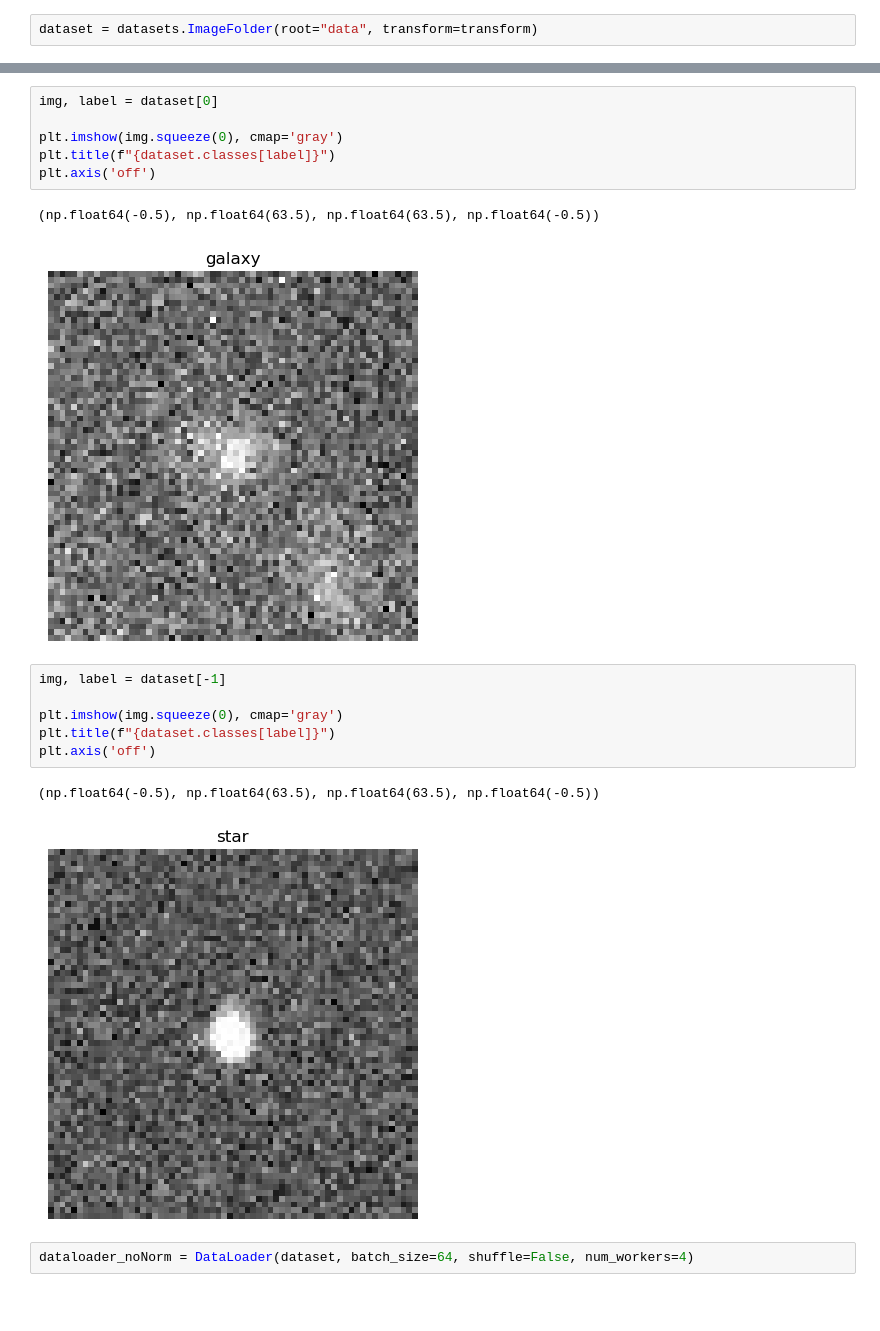
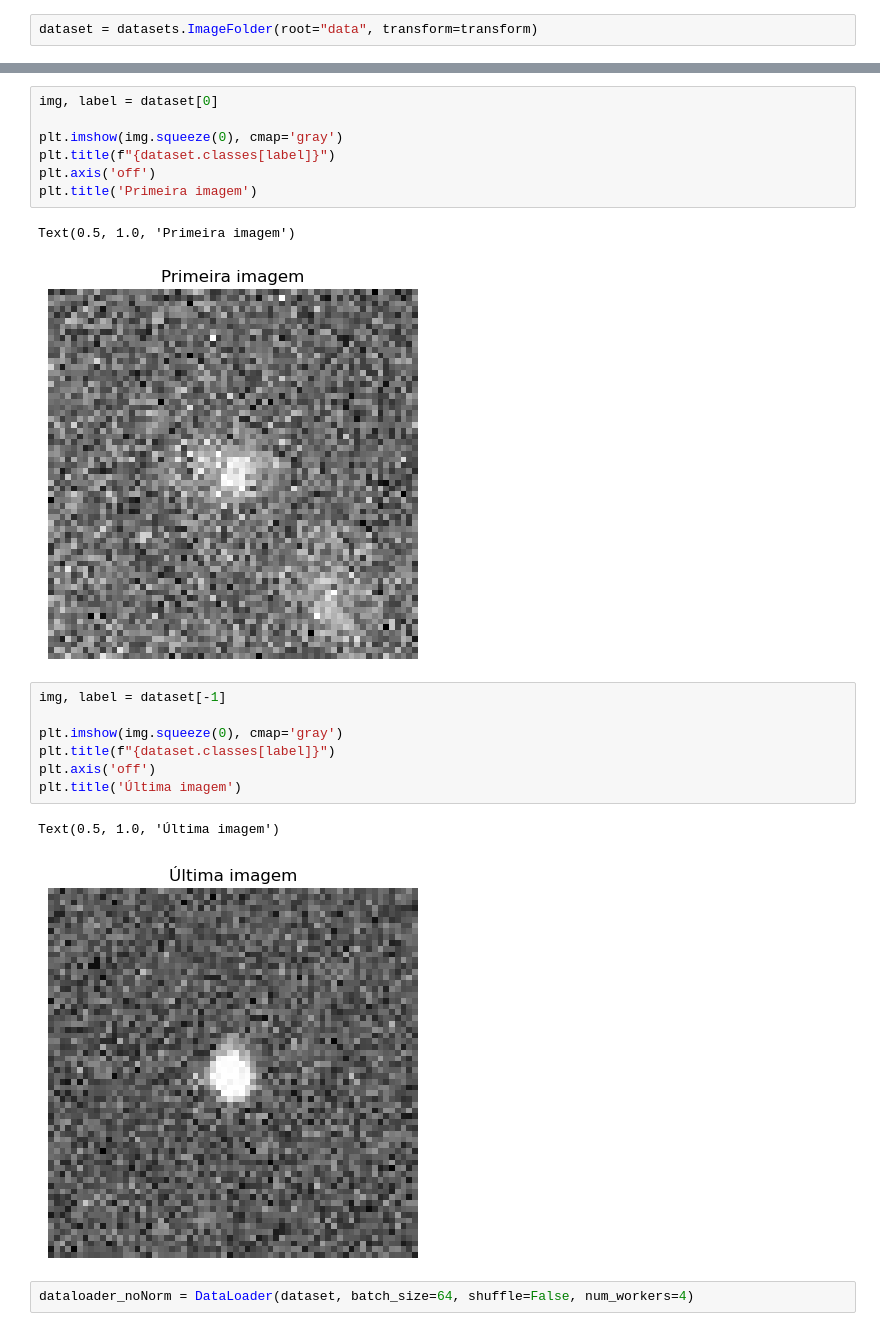
Before and after one commit to akira-gabriel/star-galaxy-classification, a Jupyter notebook: galaxy star classifier.ipynb, the cells around one changed output, grey strips where cells are left out. Drawn from its saved outputs; the diff is of its cells as text; blank space fills up the shorter version.

```diff
--- a/galaxy star classifier.ipynb
+++ b/galaxy star classifier.ipynb
@@ -28,18 +26,20 @@ img, label = dataset[0]
 plt.imshow(img.squeeze(0), cmap='gray')
 plt.title(f"{dataset.classes[label]}")
 plt.axis('off')
+plt.title('Primeira imagem')
 # %% [output]
-(np.float64(-0.5), np.float64(63.5), np.float64(63.5), np.float64(-0.5))
+Text(0.5, 1.0, 'Primeira imagem')
-[figure, old version]
+[figure, new version]
 # %%
 img, label = dataset[-1]
 
 plt.imshow(img.squeeze(0), cmap='gray')
 plt.title(f"{dataset.classes[label]}")
 plt.axis('off')
+plt.title('Última imagem')
 # %% [output]
-(np.float64(-0.5), np.float64(63.5), np.float64(63.5), np.float64(-0.5))
+Text(0.5, 1.0, 'Última imagem')
-[figure, old version]
+[figure, new version]
 # %%
 dataloader_noNorm = DataLoader(dataset, batch_size=64, shuffle=False, num_workers=4)
 # %%
```
Also changed, not shown: parts of 26 cells of this notebook.
